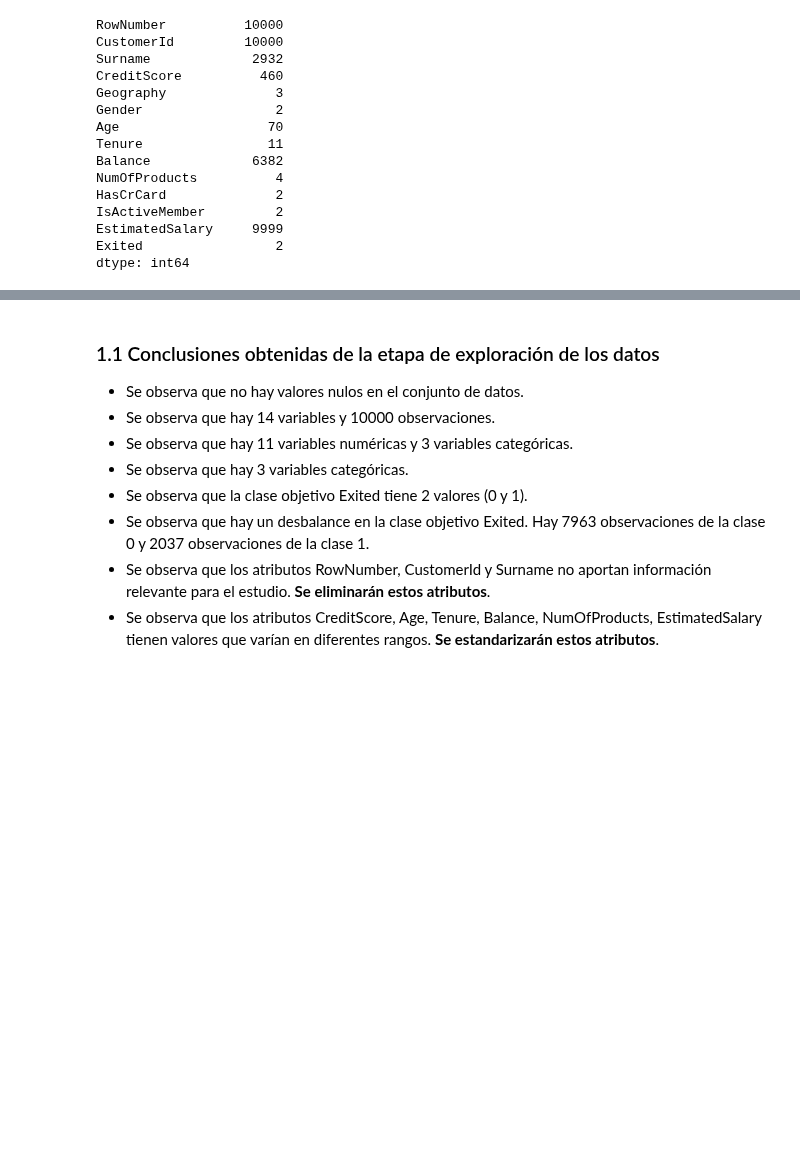
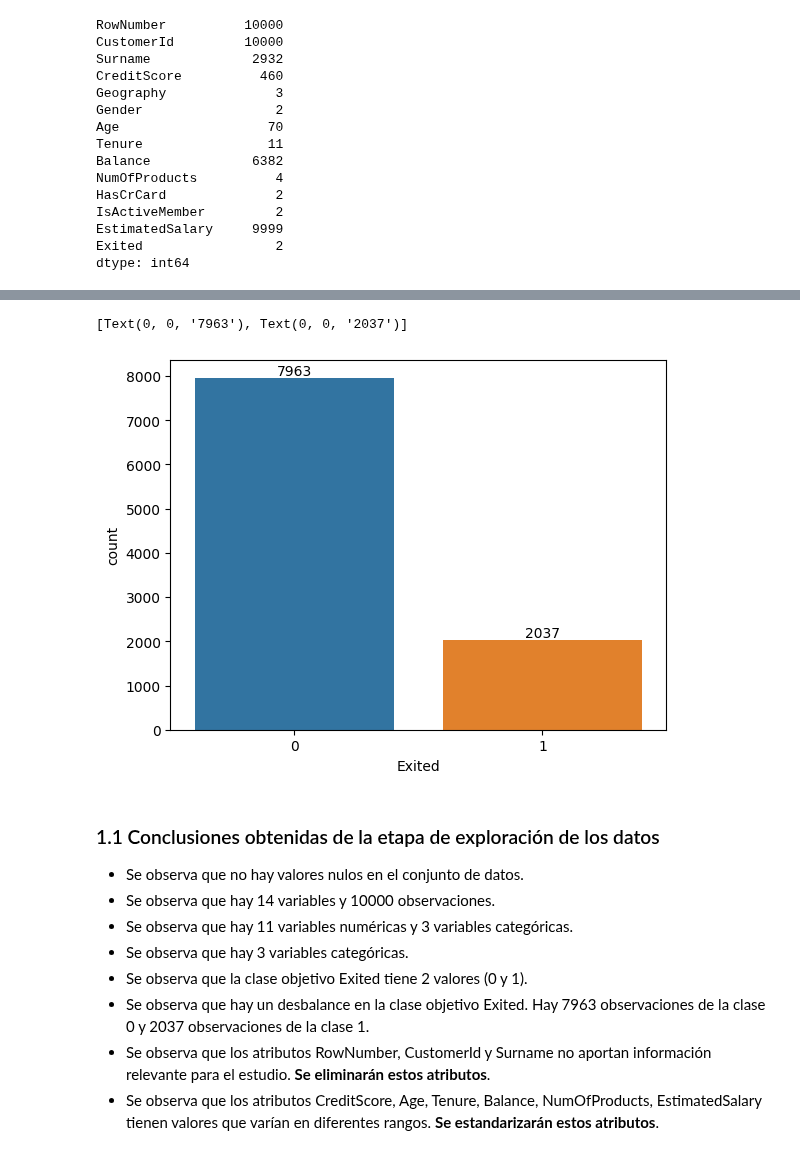
Before and after one commit to DiegoPaezA/IA_Examples, a Jupyter notebook: Regresion-Clasificación/Clasificación_Churn_Study.ipynb, the cells around one changed output, grey strips where cells are left out. Cells and saved outputs as stored; diff of their text form; code cells hidden in the pictures; blank space fills up the shorter version.

```diff
--- a/Regresion-Clasificación/Clasificación_Churn_Study.ipynb
+++ b/Regresion-Clasificación/Clasificación_Churn_Study.ipynb
@@ -109,3 +143,10 @@ plt.show()
+# %%
+# Clase objetivo Exited (1: Churn, 0: No Churn)
+ax=sns.countplot(data=datos, x='Exited')
+ax.bar_label(container=ax.containers[0], labels=datos['Exited'].value_counts())
+# %% [output]
+[Text(0, 0, '7963'), Text(0, 0, '2037')]
+[figure, added]
 # %% [markdown]
 ### 1.1 Conclusiones obtenidas de la etapa de exploración de los datos
 
```
Also changed, not shown: parts of 26 cells of this notebook.
